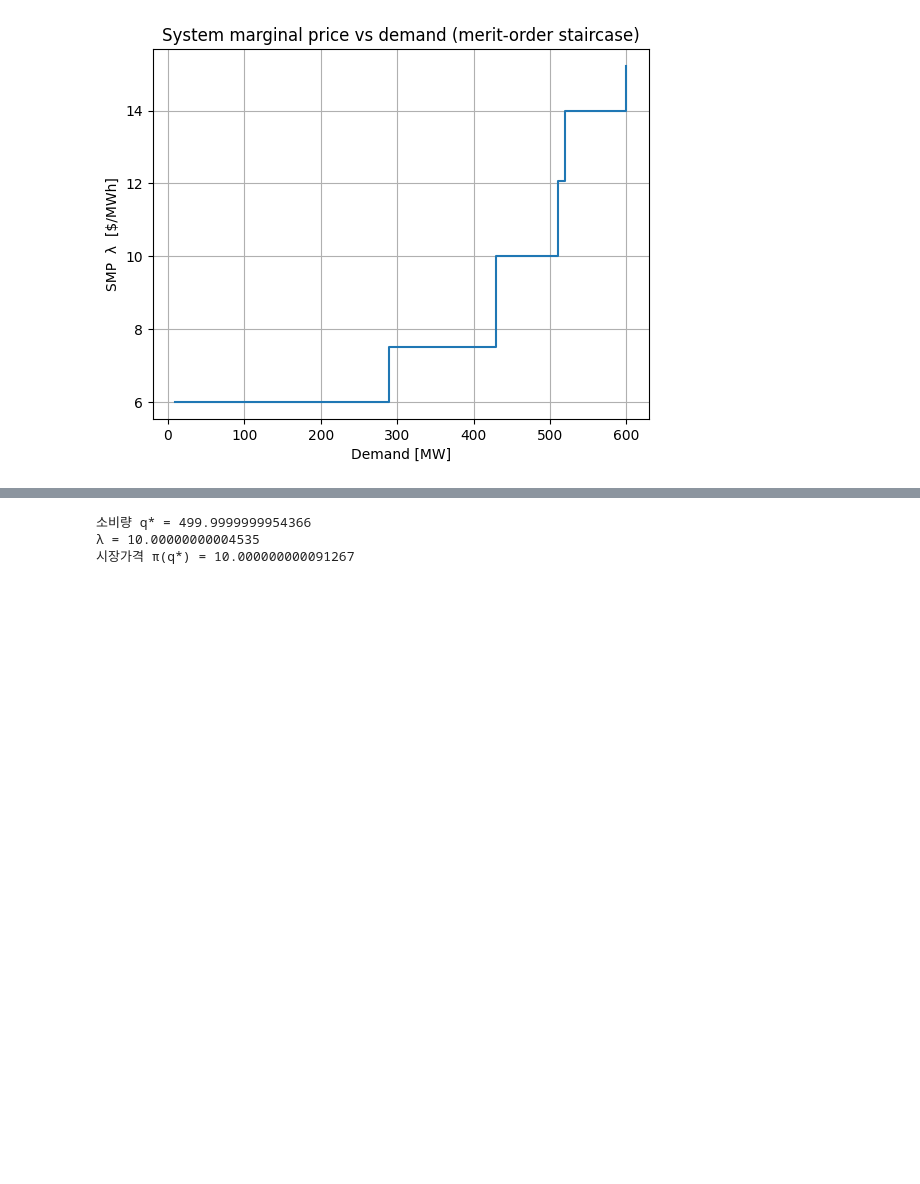
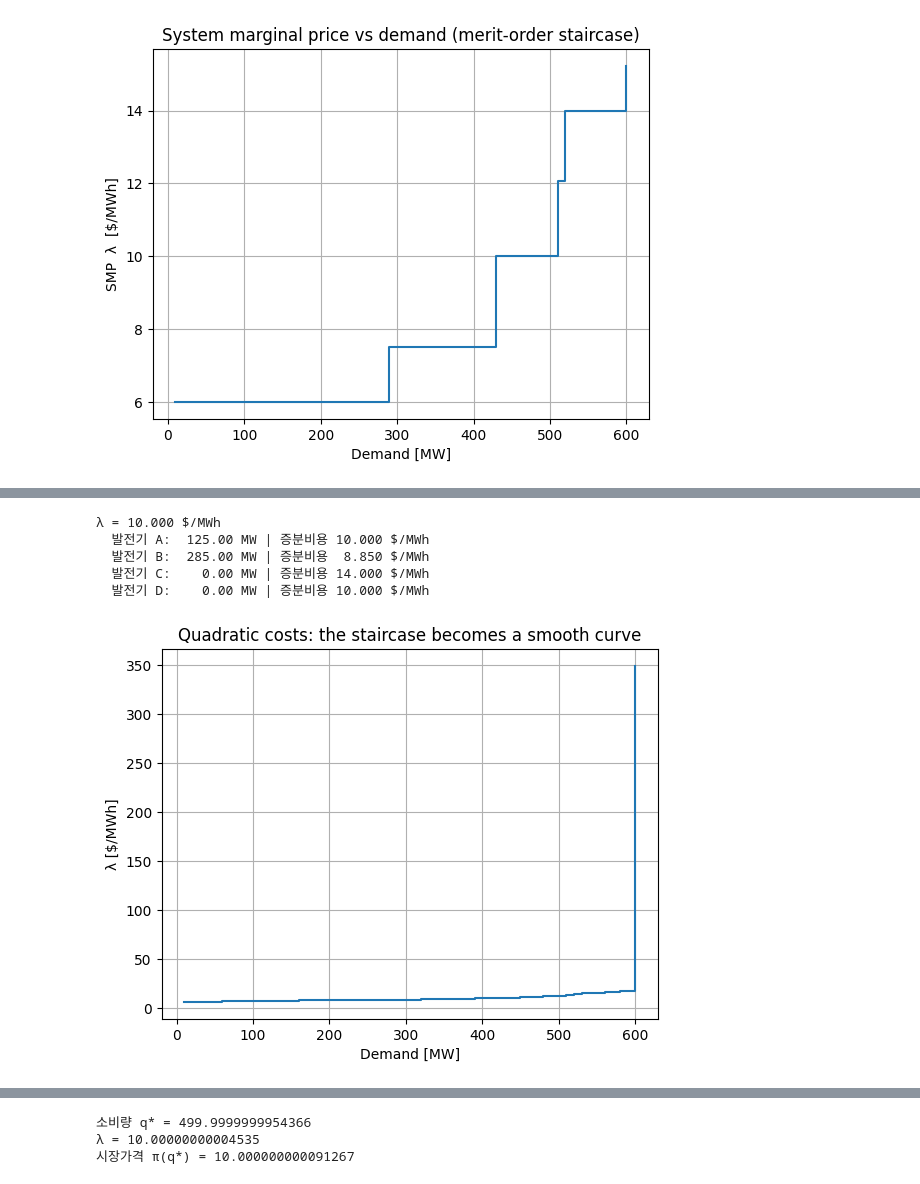
Before and after one commit to dhuuh19/Power-System-Economics, a Jupyter notebook: Economic_Dispatch.ipynb, the cells around one changed output, grey strips where cells are left out. Drawn from its saved outputs; the diff is of its cells as text; code cells hidden in the pictures; blank space fills up the shorter version.

```diff
--- a/Economic_Dispatch.ipynb
+++ b/Economic_Dispatch.ipynb
@@ -84,13 +201,33 @@ def solve_ed_voll(D):
 # %%
 a = np.array([7.5, 6.0, 14.0, 10.0])      # 선형 계수 [$/MWh]
 b = np.array([0.010, 0.005, 0.020, 0.015]) # 이차 계수 [$/MW²h] (임의의 합리적 값)
 
 def solve_ed_quad(D):
     P = cp.Variable(4)
     balance = cp.sum(P) == D
     cost = a @ P + cp.sum(cp.multiply(b, cp.square(P)))
     prob = cp.Problem(cp.Minimize(cost), [balance, P >= 0, P <= pmax])
     prob.solve()
     lam = abs(balance.dual_value)
     inc_cost = a + 2 * b * P.value           # 각 발전기의 증분비용
     return lam, P.value, inc_cost
+
+# ── 실험 3 실행: D=410에서 등증분비용 검증 ──
+lam, P_opt, inc_cost = solve_ed_quad(410)
+print(f"λ = {lam:.3f} $/MWh")
+for n, p, ic in zip(names, P_opt, inc_cost):
+    print(f"  발전기 {n}: {p:7.2f} MW | 증분비용 {ic:6.3f} $/MWh")
+
+# 스윕: 계단이 곡선이 되는지 확인
+smps3 = [solve_ed_quad(D)[0] for D in np.arange(10, 601, 10)]
+plt.step(np.arange(10, 601, 10), smps3, where="post")
+plt.xlabel("Demand [MW]"); plt.ylabel("λ [$/MWh]")
+plt.title("Quadratic costs: the staircase becomes a smooth curve")
+plt.grid(True); plt.show()
+# %% [output]
+λ = 10.000 $/MWh
+  발전기 A:  125.00 MW | 증분비용 10.000 $/MWh
+  발전기 B:  285.00 MW | 증분비용  8.850 $/MWh
+  발전기 C:    0.00 MW | 증분비용 14.000 $/MWh
+  발전기 D:    0.00 MW | 증분비용 10.000 $/MWh
+[figure, added]
```
Also changed, not shown: parts of 11 cells of this notebook.
